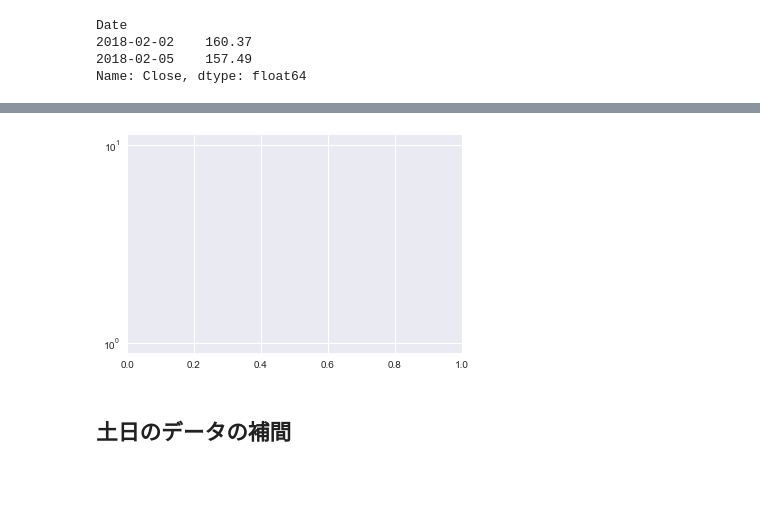
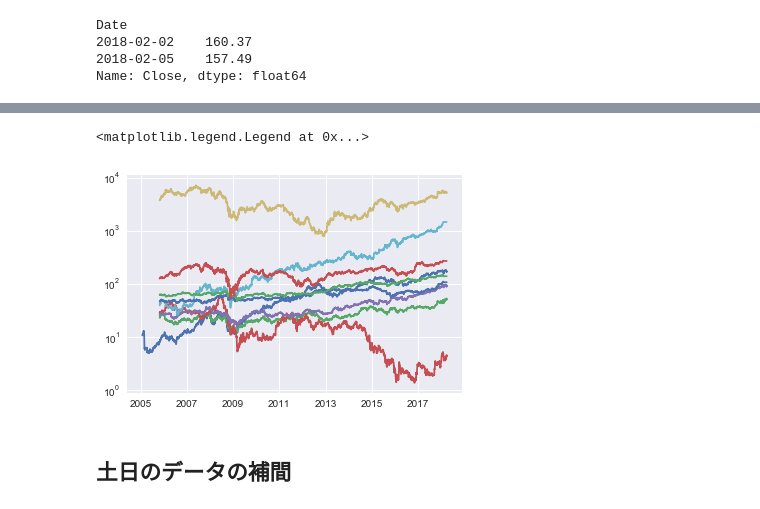
Before and after one commit to kounatsumikan/learning, a Jupyter notebook: 株予測.ipynb, the cells around one changed output, grey strips where cells are left out. Saved outputs shown, nothing was run; the diff lists cells and outputs as text; code cells hidden in the pictures; blank space fills up the shorter version.

```diff
--- a/株予測.ipynb
+++ b/株予測.ipynb
@@ -686,5 +675,5 @@ dataset["gs_C"] = gs2["Close"]["2005-10-28":]
 # %%
 plt.yscale("log")
-plt.plot(dataset[["intel_C","wti_C","ms_C","sony_C","amzn_C","wwt_C","jnj_C","gs_C","mcd_C"]])
+plt.plot(dataset[["apple_C","intel_C","wti_C","ms_C","sony_C","amzn_C","wwt_C","jnj_C","gs_C"]])
 plt.legend()
 # %% [output]
@@ -692,4 +681,5 @@ KeyError: "['mcd_C'] not in index"
+<matplotlib.legend.Legend at 0x...>
-[figure, old version]
+[figure, new version]
 # %% [markdown]
 ## 土日のデータの補間
 # %% [markdown]
```
Also changed, not shown: parts of 17 cells of this notebook.
